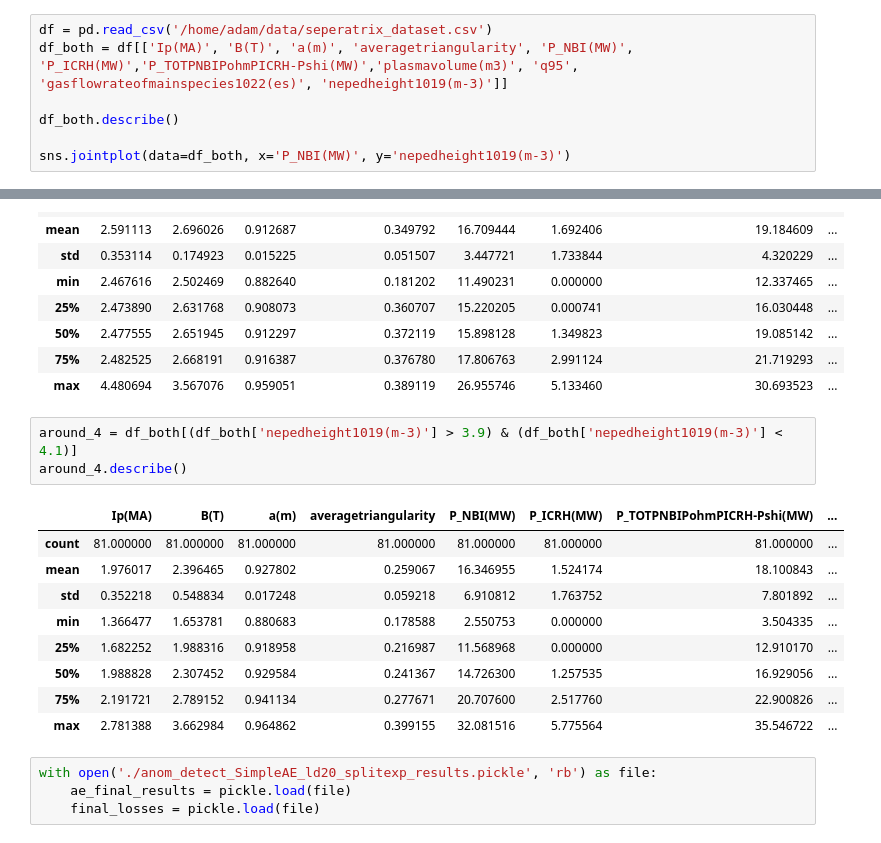
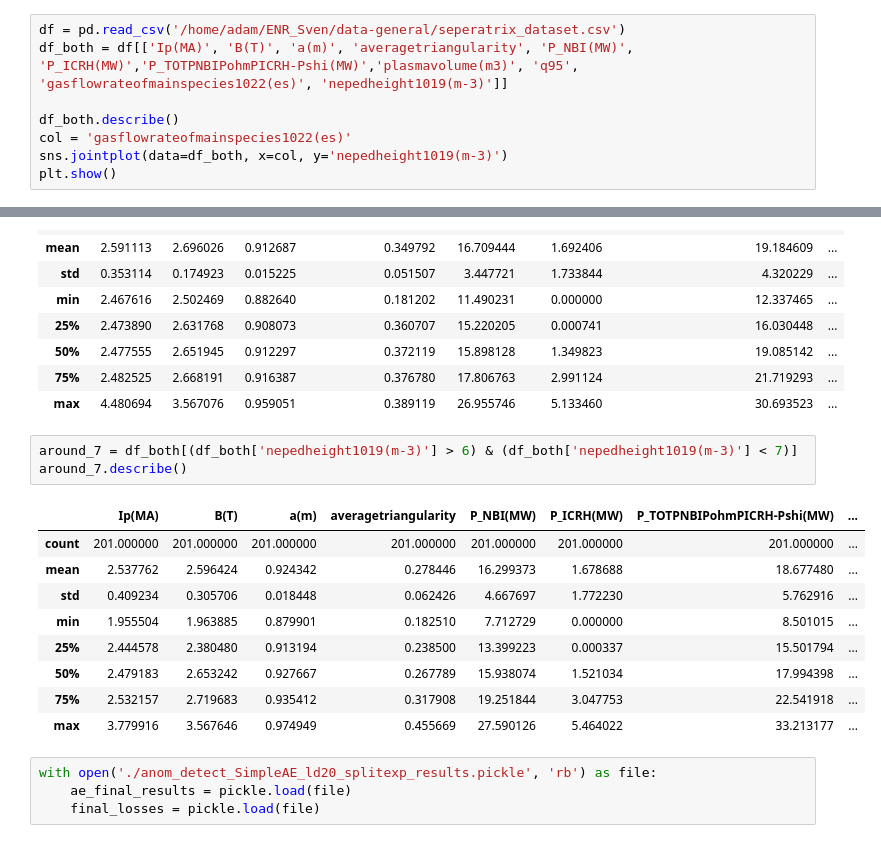
Before and after one commit to fusionby2030/greedy-pillows, a Jupyter notebook: src/the-great-split/out/plot-results.ipynb, the cells around one changed output, grey strips where cells are left out. Drawn from its saved outputs; the diff is of its cells as text.

```diff
--- a/src/the-great-split/out/plot-results.ipynb
+++ b/src/the-great-split/out/plot-results.ipynb
@@ -66,8 +66,9 @@ plt.show()
 # %%
-df = pd.read_csv('/home/adam/data/seperatrix_dataset.csv')
+df = pd.read_csv('/home/adam/ENR_Sven/data-general/seperatrix_dataset.csv')
 df_both = df[['Ip(MA)', 'B(T)', 'a(m)', 'averagetriangularity', 'P_NBI(MW)', 'P_ICRH(MW)','P_TOTPNBIPohmPICRH-Pshi(MW)','plasmavolume(m3)', 'q95', 'gasflowrateofmainspecies1022(es)', 'nepedheight1019(m-3)']]
 
 df_both.describe()
-
-sns.jointplot(data=df_both, x='P_NBI(MW)', y='nepedheight1019(m-3)')
+col = 'gasflowrateofmainspecies1022(es)'
+sns.jointplot(data=df_both, x=col, y='nepedheight1019(m-3)')
+plt.show()
 # %% [output]
@@ -88,18 +88,18 @@ around_8.describe()
 | 75% | 2.482525 | 2.668191 | 0.916387 | 0.376780 | 17.806763 | 2.991124 | 21.719293 | ... |
 | max | 4.480694 | 3.567076 | 0.959051 | 0.389119 | 26.955746 | 5.133460 | 30.693523 | ... |
 # %%
-around_4 = df_both[(df_both['nepedheight1019(m-3)'] > 3.9) & (df_both['nepedheight1019(m-3)'] < 4.1)]
-around_4.describe()
+around_7 = df_both[(df_both['nepedheight1019(m-3)'] > 6) & (df_both['nepedheight1019(m-3)'] < 7)]
+around_7.describe()
 # %% [output]
 |  | Ip(MA) | B(T) | a(m) | averagetriangularity | P_NBI(MW) | P_ICRH(MW) | P_TOTPNBIPohmPICRH-Pshi(MW) | ... |
-| count | 81.000000 | 81.000000 | 81.000000 | 81.000000 | 81.000000 | 81.000000 | 81.000000 | ... |
-| mean | 1.976017 | 2.396465 | 0.927802 | 0.259067 | 16.346955 | 1.524174 | 18.100843 | ... |
-| std | 0.352218 | 0.548834 | 0.017248 | 0.059218 | 6.910812 | 1.763752 | 7.801892 | ... |
-| min | 1.366477 | 1.653781 | 0.880683 | 0.178588 | 2.550753 | 0.000000 | 3.504335 | ... |
-| 25% | 1.682252 | 1.988316 | 0.918958 | 0.216987 | 11.568968 | 0.000000 | 12.910170 | ... |
-| 50% | 1.988828 | 2.307452 | 0.929584 | 0.241367 | 14.726300 | 1.257535 | 16.929056 | ... |
-| 75% | 2.191721 | 2.789152 | 0.941134 | 0.277671 | 20.707600 | 2.517760 | 22.900826 | ... |
-| max | 2.781388 | 3.662984 | 0.964862 | 0.399155 | 32.081516 | 5.775564 | 35.546722 | ... |
+| count | 201.000000 | 201.000000 | 201.000000 | 201.000000 | 201.000000 | 201.000000 | 201.000000 | ... |
+| mean | 2.537762 | 2.596424 | 0.924342 | 0.278446 | 16.299373 | 1.678688 | 18.677480 | ... |
+| std | 0.409234 | 0.305706 | 0.018448 | 0.062426 | 4.667697 | 1.772230 | 5.762916 | ... |
+| min | 1.955504 | 1.963885 | 0.879901 | 0.182510 | 7.712729 | 0.000000 | 8.501015 | ... |
+| 25% | 2.444578 | 2.380480 | 0.913194 | 0.238500 | 13.399223 | 0.000337 | 15.501794 | ... |
+| 50% | 2.479183 | 2.653242 | 0.927667 | 0.267789 | 15.938074 | 1.521034 | 17.994398 | ... |
+| 75% | 2.532157 | 2.719683 | 0.935412 | 0.317908 | 19.251844 | 3.047753 | 22.541918 | ... |
+| max | 3.779916 | 3.567646 | 0.974949 | 0.455669 | 27.590126 | 5.464022 | 33.213177 | ... |
 # %%
 with open('./anom_detect_SimpleAE_ld20_splitexp_results.pickle', 'rb') as file:
     ae_final_results = pickle.load(file)
```
Also changed, not shown: parts of 16 cells of this notebook, 33 other files.
